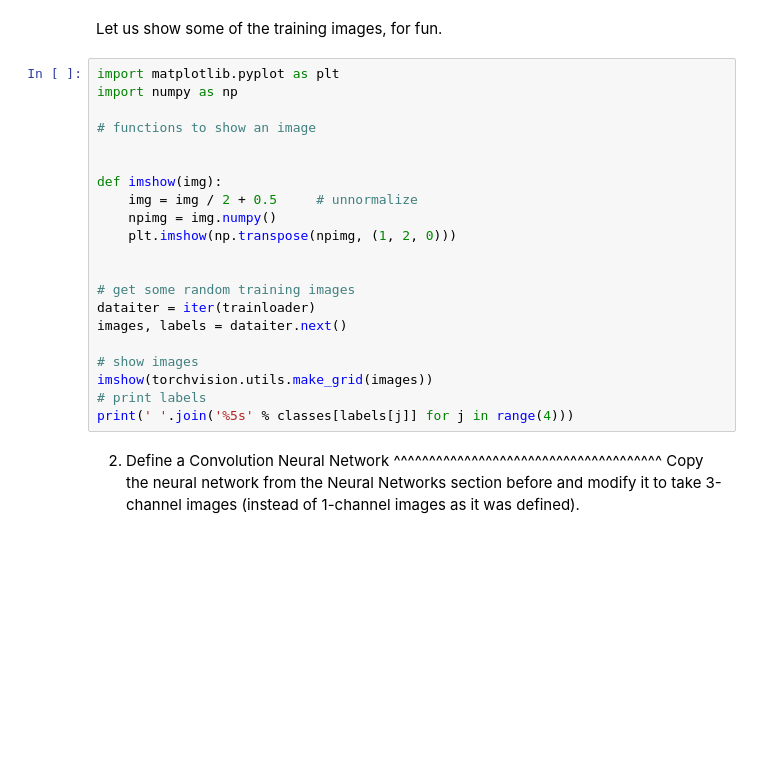
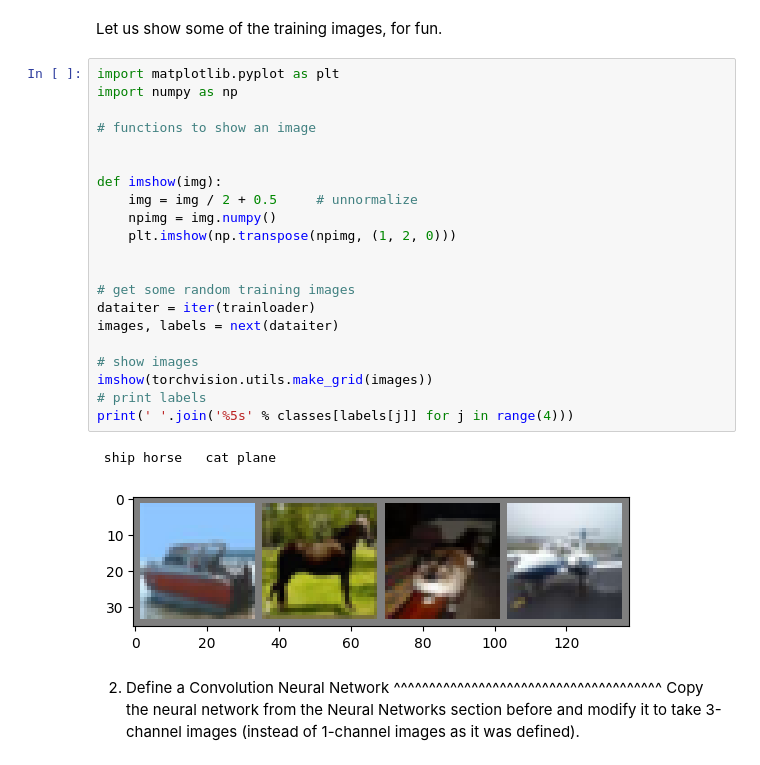
Before and after one commit to TruongQuangDiep/23110205_TruongQuangDiep, a Jupyter notebook: _downloads/cifar10_tutorial.ipynb, the cells around one changed output. Saved outputs shown, nothing was run; the diff lists cells and outputs as text; blank space fills up the shorter version.

```diff
--- a/_downloads/cifar10_tutorial.ipynb
+++ b/_downloads/cifar10_tutorial.ipynb
@@ -85,24 +85,27 @@ Let us show some of the training images, for fun.
 # %%
 import matplotlib.pyplot as plt
 import numpy as np
 
 # functions to show an image
 
 
 def imshow(img):
     img = img / 2 + 0.5     # unnormalize
     npimg = img.numpy()
     plt.imshow(np.transpose(npimg, (1, 2, 0)))
 
 
 # get some random training images
 dataiter = iter(trainloader)
-images, labels = dataiter.next()
+images, labels = next(dataiter)
 
 # show images
 imshow(torchvision.utils.make_grid(images))
 # print labels
 print(' '.join('%5s' % classes[labels[j]] for j in range(4)))
+# %% [output]
+ ship horse   cat plane
+[figure, added]
 # %% [markdown]
 2. Define a Convolution Neural Network
 ^^^^^^^^^^^^^^^^^^^^^^^^^^^^^^^^^^^^^^
```
Also changed, not shown: parts of 2 cells of this notebook.
